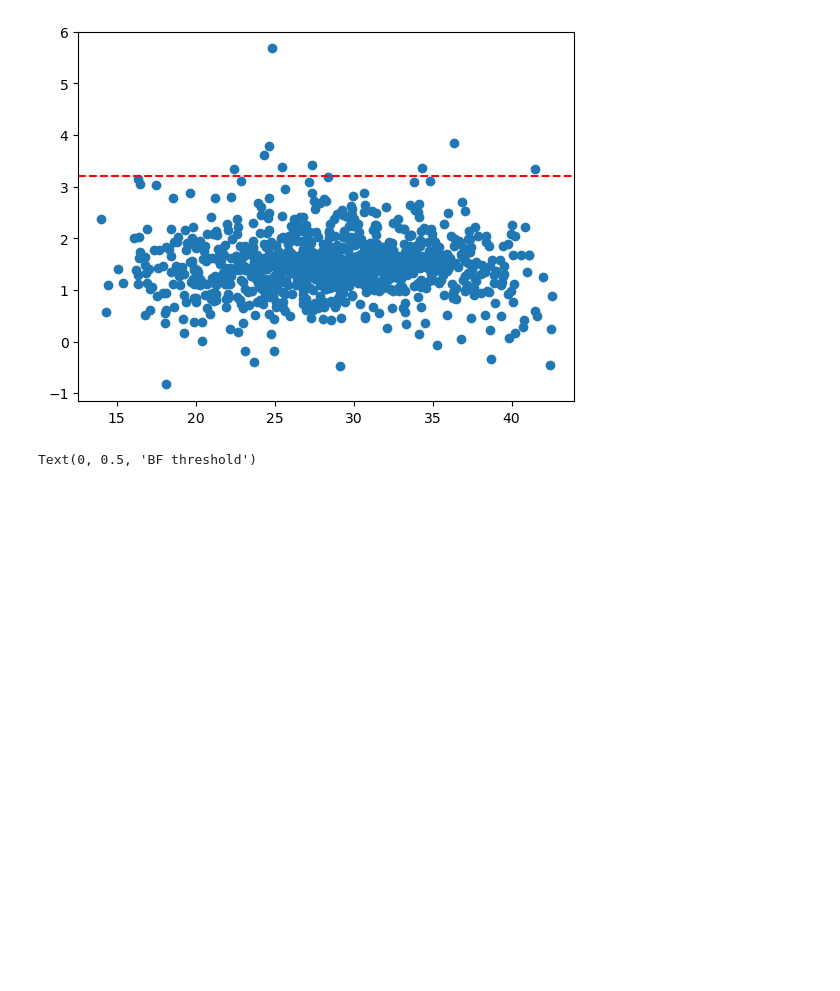
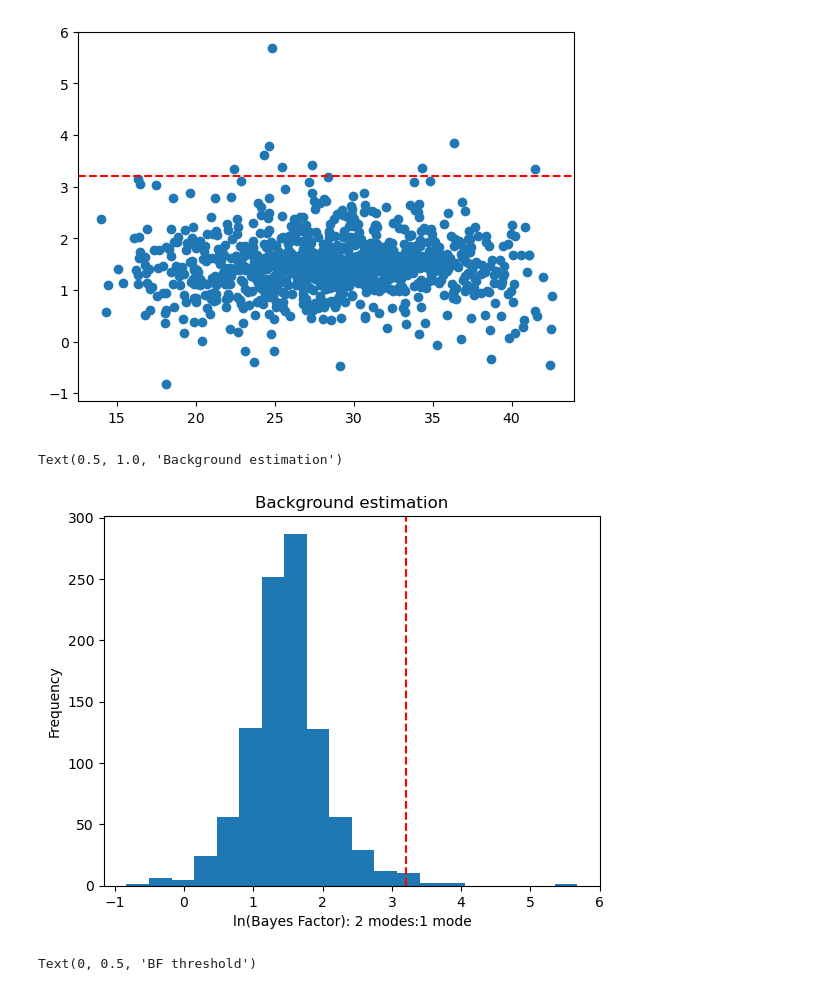
Before and after one commit to Lu-Neil/qnm_filter, a Jupyter notebook: code_demo/overfiltering_thresholds/O4_design/simulation_number.ipynb, the cells around one changed output. Saved outputs shown, nothing was run; the diff lists cells and outputs as text; code cells hidden in the pictures; blank space fills up the shorter version.

```diff
--- a/code_demo/overfiltering_thresholds/O4_design/simulation_number.ipynb
+++ b/code_demo/overfiltering_thresholds/O4_design/simulation_number.ipynb
@@ -20,6 +16,15 @@ print(thresh)
 # %% [output]
 3.2088799401992443
 [figure]
+# %%
+pl.hist(BF, bins=20);
+pl.axvline(thresh, c='r', ls='--')
+pl.xlabel("ln(Bayes Factor): 2 modes:1 mode")
+pl.ylabel("Frequency")
+pl.title("Background estimation")
+# %% [output]
+Text(0.5, 1.0, 'Background estimation')
+[figure, added]
 # %%
 BF = evidence_filt-evidence_inj
 thresh_arr = []
```
Also changed, not shown: parts of 1 cell of this notebook.
